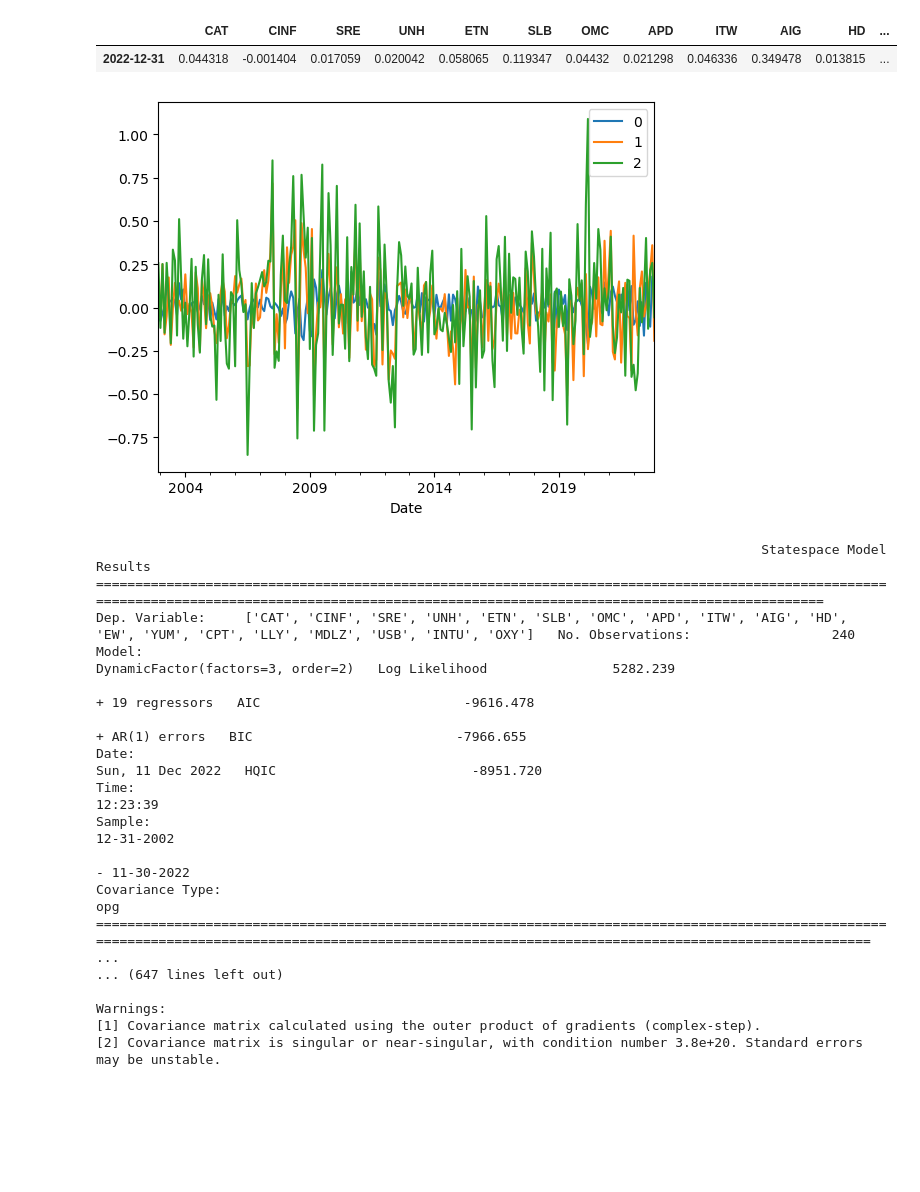
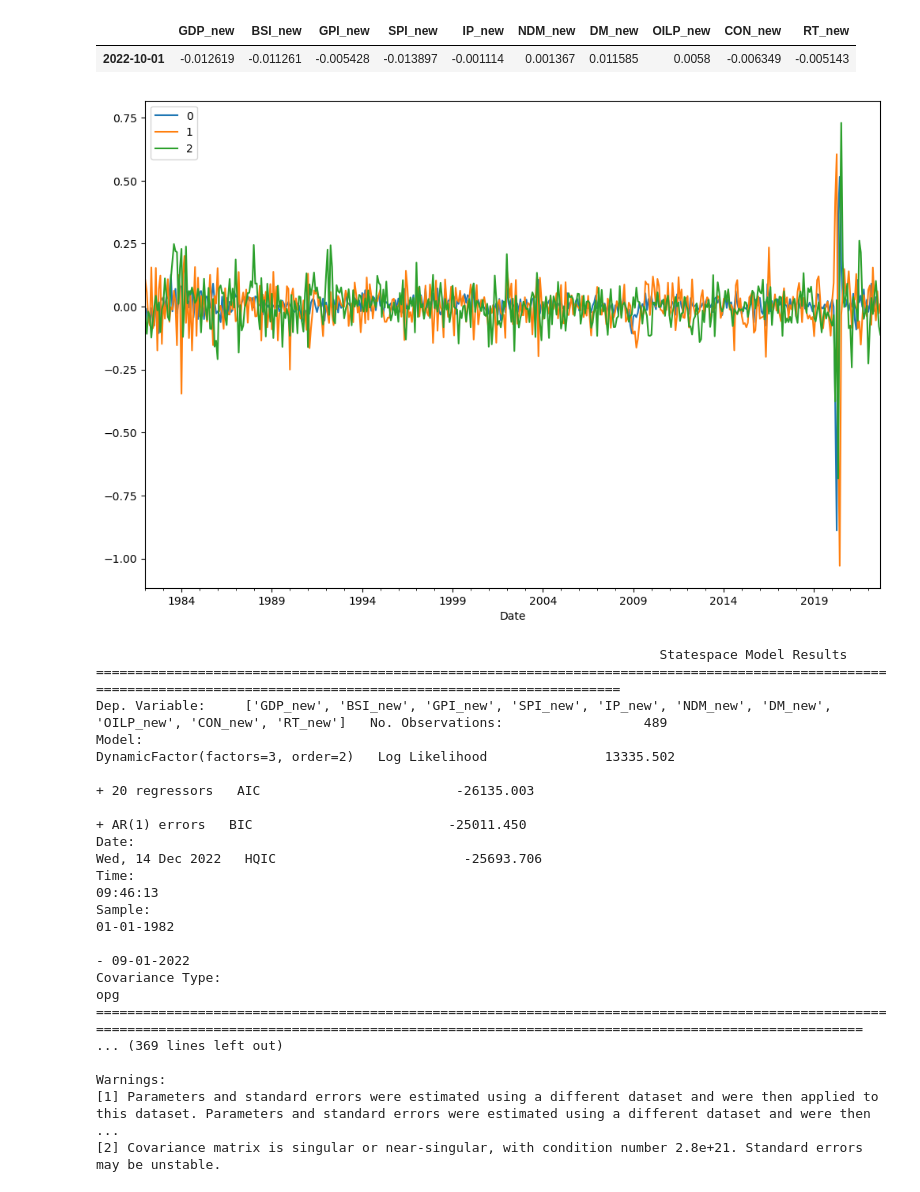
Before and after one commit to philtousi/dynamic_factor_models, a Jupyter notebook: dfm.ipynb, the cells around one changed output. Drawn from its saved outputs; the diff is of its cells as text; code cells hidden in the pictures; blank space fills up the shorter version.

```diff
--- a/dfm.ipynb
+++ b/dfm.ipynb
@@ -29,0 +18,12 @@ lag_df = lag_df.iloc[12:]
+# %%
+df = pd.read_csv('./LCDMA_October_2022/balanced_can_md.csv')
+df = df.set_index(pd.DatetimeIndex(df['Date'])).iloc[:,1:]
+
+num_var =60
+df = df.iloc[:,:num_var]
+
+
+lag_df = df.shift(1)#pd.concat([df.shift(1),df.shift(2)],axis=1)
+
+df = df.iloc[12:]
+lag_df = lag_df.iloc[12:]
@@ -30,5 +47,13 @@ lag_df = lag_df.iloc[12:]
 # %%
 # Fit the DFM
-model = sm.DynamicFactor(endog=df, exog=lag_df, k_factors=3,
+
+num_oos=60
+iter=100
+testset = df.iloc[-num_oos:]
+
+
+model = sm.DynamicFactor(endog=df, exog=lag_df, k_factors=2,
                          factor_order=2, error_order=1)
-results = model.fit(maxiter=500, disp=False)
+results = model.fit(maxiter=iter, disp=True)
+
+dfm_pred = results.predict(start=df.shape[0]-num_oos, end=df.shape[0]-1, exog=lag_df[-num_oos:])
@@ -34,0 +78,15 @@ results = model.fit(maxiter=500, disp=False)
+# %%
+
+# Fit the DFM
+h=1
+dfm_forecast = pd.DataFrame()
+
+model = sm.DynamicFactor(endog=df.iloc[:-num_oos], exog=lag_df[:-num_oos], k_factors=3,
+                         factor_order=2, error_order=1)
+results = model.fit(maxiter=iter, disp=False)
+
+for i in range(-num_oos,0,h):
+
+    results = results.apply(df.iloc[:i], lag_df.iloc[:i]) # might be
+    forecast = results.forecast(steps=h, exog=lag_df.iloc[i])
+    dfm_forecast = pd.concat([dfm_forecast, forecast])
@@ -35,31 +104,32 @@ results = model.fit(maxiter=500, disp=False)
 # %%
-forecast = results.forecast(steps=1, exog=df.iloc[-1:, :])
+results = results.apply(df, lag_df)
+forecast = results.forecast(steps=h, exog=pd.concat([df.iloc[-1], df.iloc[-2]],axis=1))
 forecast
 # %% [output]
-|  | CAT | CINF | SRE | UNH | ETN | SLB | OMC | APD | ITW | AIG | HD | ... |
-| 2022-12-31 | 0.044318 | -0.001404 | 0.017059 | 0.020042 | 0.058065 | 0.119347 | 0.04432 | 0.021298 | 0.046336 | 0.349478 | 0.013815 | ... |
+|  | GDP_new | BSI_new | GPI_new | SPI_new | IP_new | NDM_new | DM_new | OILP_new | CON_new | RT_new |
+| 2022-10-01 | -0.012619 | -0.011261 | -0.005428 | -0.013897 | -0.001114 | 0.001367 | 0.011585 | 0.0058 | -0.006349 | -0.005143 |
 # %%
-pd.DataFrame(results.factors.smoothed.T, index=df.index).plot()
+pd.DataFrame(results.factors.smoothed.T, index=df.index).plot(figsize=(12, 8))
 plt.show()
 # %% [output]
-[figure, old version]
+[figure, new version]
 # %%
 print(results.summary())
 # %% [output]
-                                                                                     Statespace Model Results
-==================================================================================================================================================================================================
-Dep. Variable:     ['CAT', 'CINF', 'SRE', 'UNH', 'ETN', 'SLB', 'OMC', 'APD', 'ITW', 'AIG', 'HD', 'EW', 'YUM', 'CPT', 'LLY', 'MDLZ', 'USB', 'INTU', 'OXY']   No. Observations:                  240
-Model:                                                                                                                  DynamicFactor(factors=3, order=2)   Log Likelihood                5282.239
-                                                                                                                                          + 19 regressors   AIC                          -9616.478
-                                                                                                                                           + AR(1) errors   BIC                          -7966.655
-Date:                                                                                                                                    Sun, 11 Dec 2022   HQIC                         -8951.720
-Time:                                                                                                                                            12:23:39
-Sample:                                                                                                                                        12-31-2002
-                                                                                                                                             - 11-30-2022
-Covariance Type:                                                                                                                                      opg
-======================================================================================================================================================================================================== ...
-... (647 lines left out)
+                                                                        Statespace Model Results
+========================================================================================================================================================================
+Dep. Variable:     ['GDP_new', 'BSI_new', 'GPI_new', 'SPI_new', 'IP_new', 'NDM_new', 'DM_new', 'OILP_new', 'CON_new', 'RT_new']   No. Observations:                  489
+Model:                                                                                        DynamicFactor(factors=3, order=2)   Log Likelihood               13335.502
+                                                                                                                + 20 regressors   AIC                         -26135.003
+                                                                                                                 + AR(1) errors   BIC                         -25011.450
+Date:                                                                                                          Wed, 14 Dec 2022   HQIC                        -25693.706
+Time:                                                                                                                  09:46:13
+Sample:                                                                                                              01-01-1982
+                                                                                                                   - 09-01-2022
+Covariance Type:                                                                                                            opg
+=======================================================================================================================================================================================================
+... (369 lines left out)
 
 Warnings:
-[1] Covariance matrix calculated using the outer product of gradients (complex-step).
-[2] Covariance matrix is singular or near-singular, with condition number 3.8e+20. Standard errors may be unstable.
+[1] Parameters and standard errors were estimated using a different dataset and were then applied to this dataset. Parameters and standard errors were estimated using a different dataset and were then ...
+[2] Covariance matrix is singular or near-singular, with condition number 2.8e+21. Standard errors may be unstable.
```
Also changed, not shown: parts of 9 cells of this notebook.
